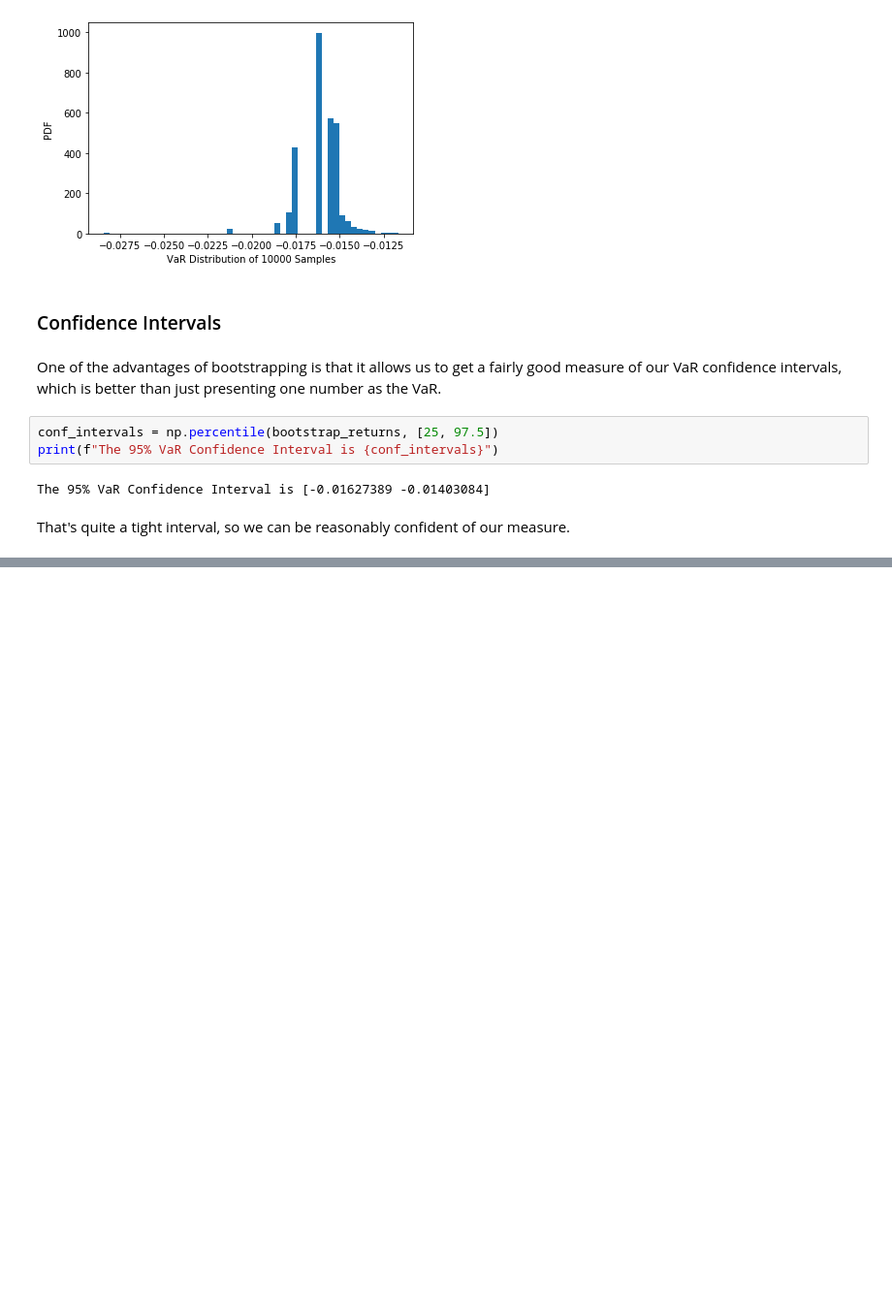
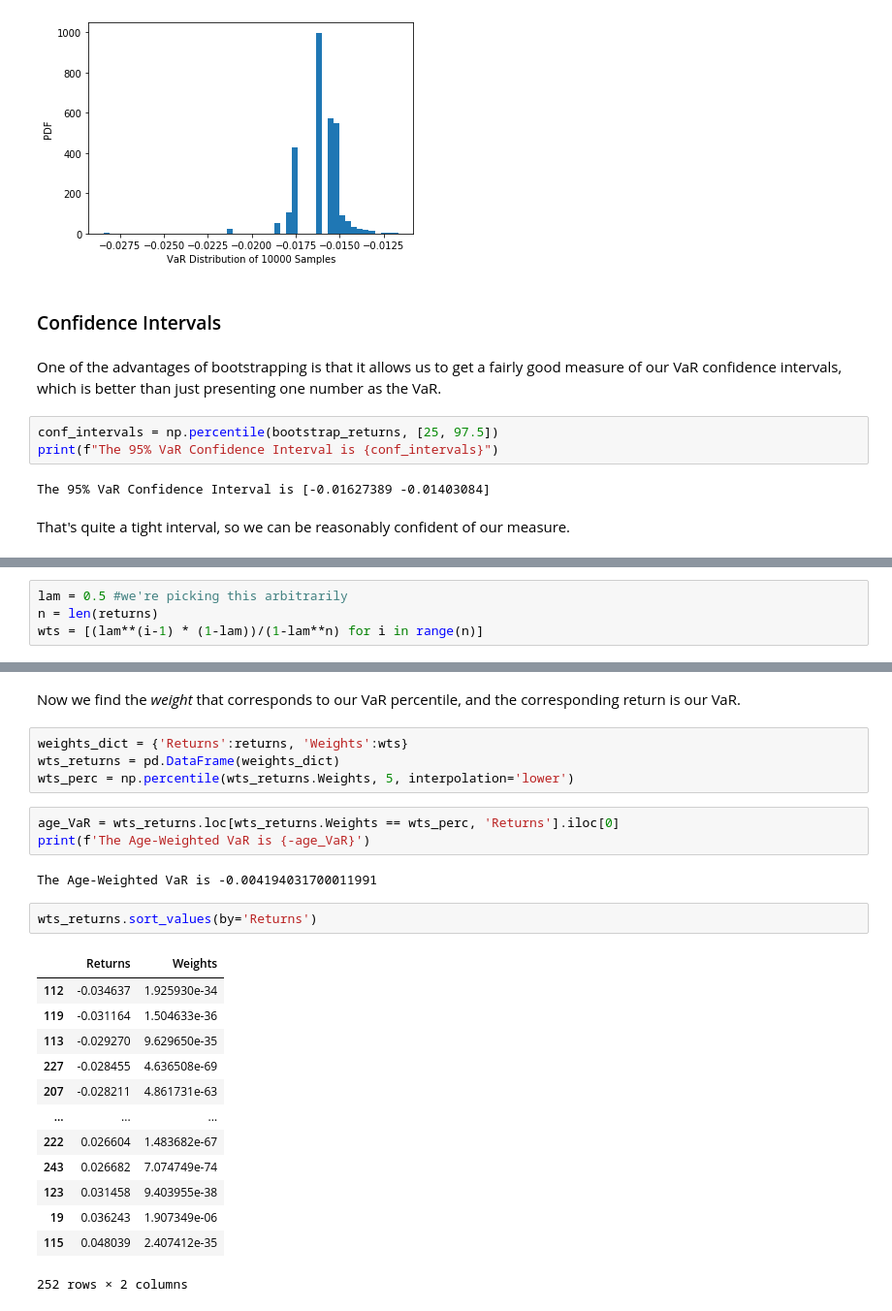
Before and after one commit to matthew-e-thomas/financial-analysis, a Jupyter notebook: Filtered_Historical_VaR.ipynb, the cells around one changed output, grey strips where cells are left out. Shown at 97% size. Drawn from its saved outputs; the diff is of its cells as text; blank space fills up the shorter version.

Commit message:
Added Age-Weighted VaR

```diff
--- a/Filtered_Historical_VaR.ipynb
+++ b/Filtered_Historical_VaR.ipynb
@@ -190,0 +197,4 @@ That's quite a tight interval, so we can be reasonably confident of our measure.
+# %%
+lam = 0.5 #we're picking this arbitrarily
+n = len(returns)
+wts = [(lam**(i-1) * (1-lam))/(1-lam**n) for i in range(n)]
@@ -190,0 +219,27 @@ That's quite a tight interval, so we can be reasonably confident of our measure.
+# %% [markdown]
+Now we find the _weight_ that corresponds to our VaR percentile, and the corresponding return is our VaR.
+# %%
+weights_dict = {'Returns':returns, 'Weights':wts}
+wts_returns = pd.DataFrame(weights_dict)
+wts_perc = np.percentile(wts_returns.Weights, 5, interpolation='lower')
+# %%
+age_VaR = wts_returns.loc[wts_returns.Weights == wts_perc, 'Returns'].iloc[0]
+print(f'The Age-Weighted VaR is {-age_VaR}')
+# %% [output]
+The Age-Weighted VaR is -0.004194031700011991
+# %%
+wts_returns.sort_values(by='Returns')
+# %% [output]
+|  | Returns | Weights |
+| 112 | -0.034637 | 1.925930e-34 |
+| 119 | -0.031164 | 1.504633e-36 |
+| 113 | -0.029270 | 9.629650e-35 |
+| 227 | -0.028455 | 4.636508e-69 |
+| 207 | -0.028211 | 4.861731e-63 |
+| ... | ... | ... |
+| 222 | 0.026604 | 1.483682e-67 |
+| 243 | 0.026682 | 7.074749e-74 |
+| 123 | 0.031458 | 9.403955e-38 |
+| 19 | 0.036243 | 1.907349e-06 |
+| 115 | 0.048039 | 2.407412e-35 |
+252 rows × 2 columns
```
Also changed, not shown: parts of 5 cells of this notebook.
